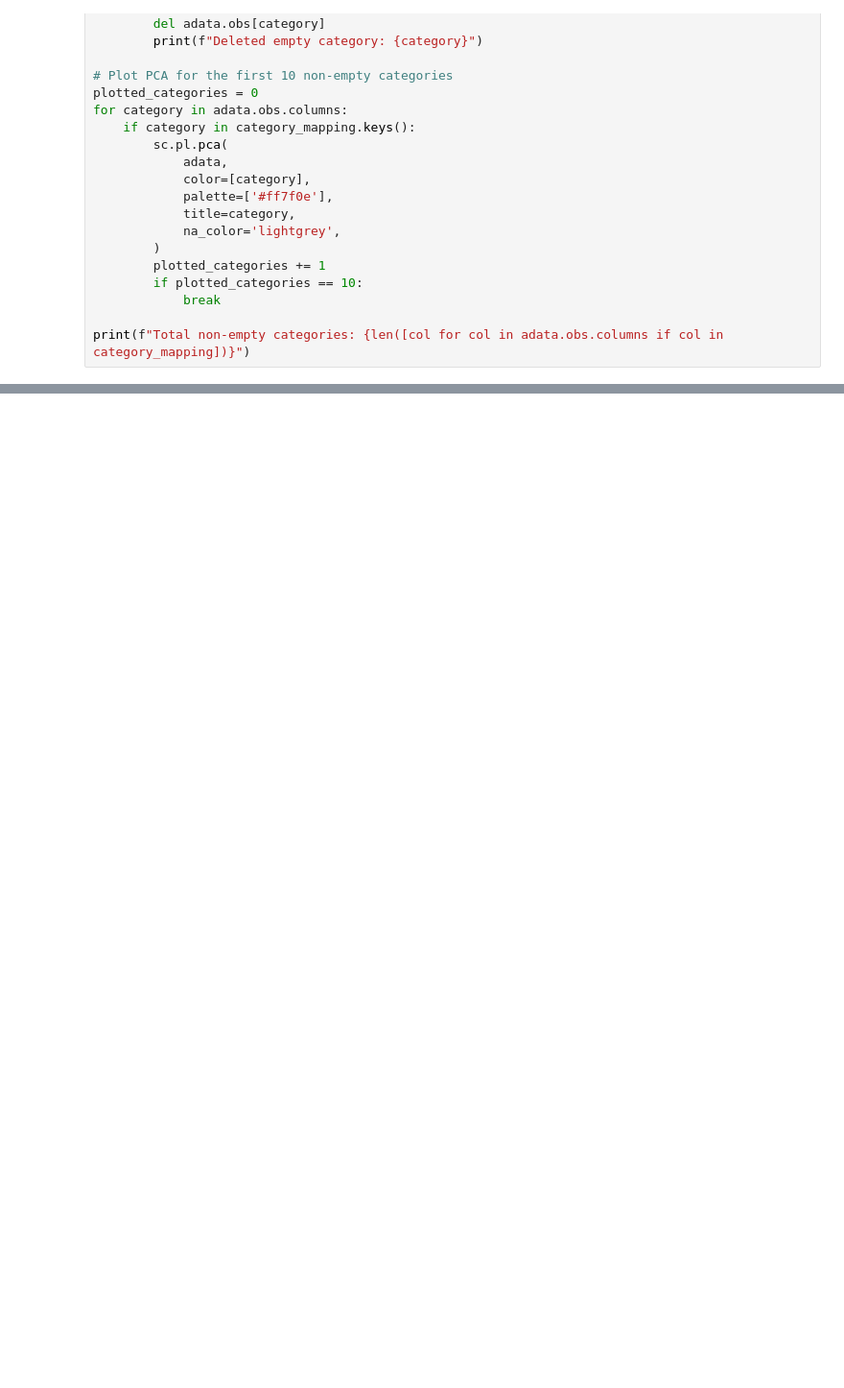
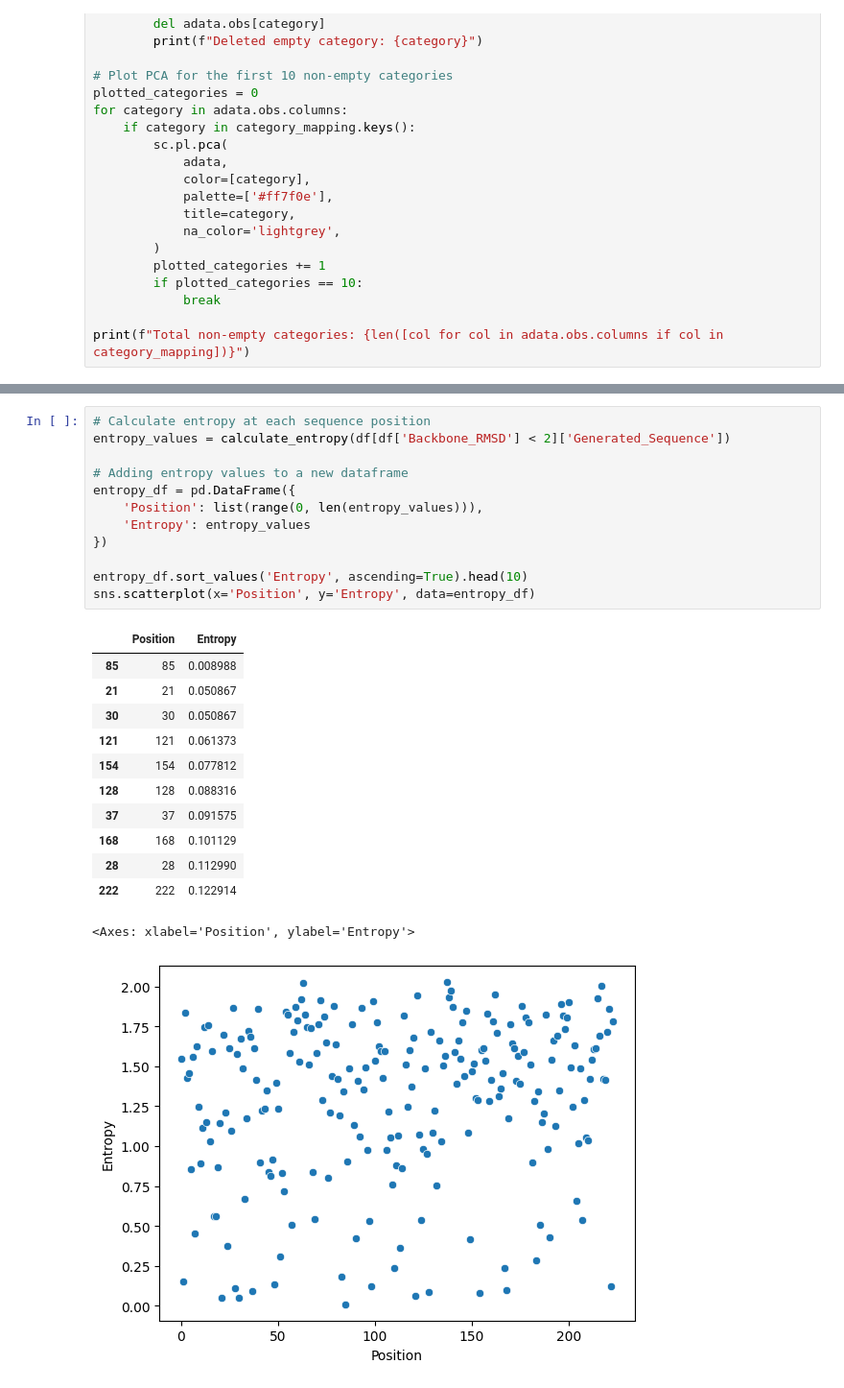
Before and after one commit to wconnell/genplasmid, a Jupyter notebook: notebooks/eval-emb.ipynb, the cells around one changed output, grey strips where cells are left out. Shown at 96% size. Cells and saved outputs as stored; diff of their text form; blank space fills up the shorter version.

```diff
--- a/notebooks/eval-emb.ipynb
+++ b/notebooks/eval-emb.ipynb
@@ -285,0 +388,26 @@ print(f"Total non-empty categories: {len([col for col in adata.obs.columns if co
+# %%
+# Calculate entropy at each sequence position
+entropy_values = calculate_entropy(df[df['Backbone_RMSD'] < 2]['Generated_Sequence'])
+
+# Adding entropy values to a new dataframe
+entropy_df = pd.DataFrame({
+    'Position': list(range(0, len(entropy_values))),
+    'Entropy': entropy_values
+})
+
+entropy_df.sort_values('Entropy', ascending=True).head(10)
+sns.scatterplot(x='Position', y='Entropy', data=entropy_df)
+# %% [output]
+|  | Position | Entropy |
+| 85 | 85 | 0.008988 |
+| 21 | 21 | 0.050867 |
+| 30 | 30 | 0.050867 |
+| 121 | 121 | 0.061373 |
+| 154 | 154 | 0.077812 |
+| 128 | 128 | 0.088316 |
+| 37 | 37 | 0.091575 |
+| 168 | 168 | 0.101129 |
+| 28 | 28 | 0.112990 |
+| 222 | 222 | 0.122914 |
+<Axes: xlabel='Position', ylabel='Entropy'>
+[figure, added]
```
Also changed, not shown: parts of 17 cells of this notebook, 3 other files.
